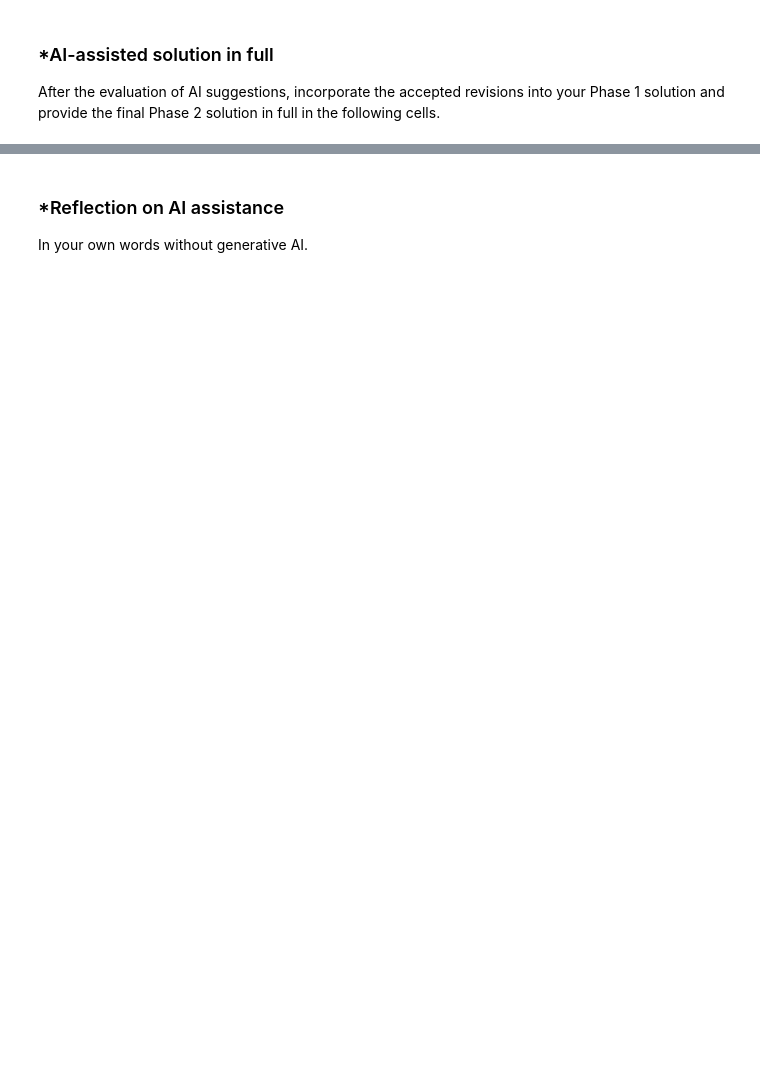
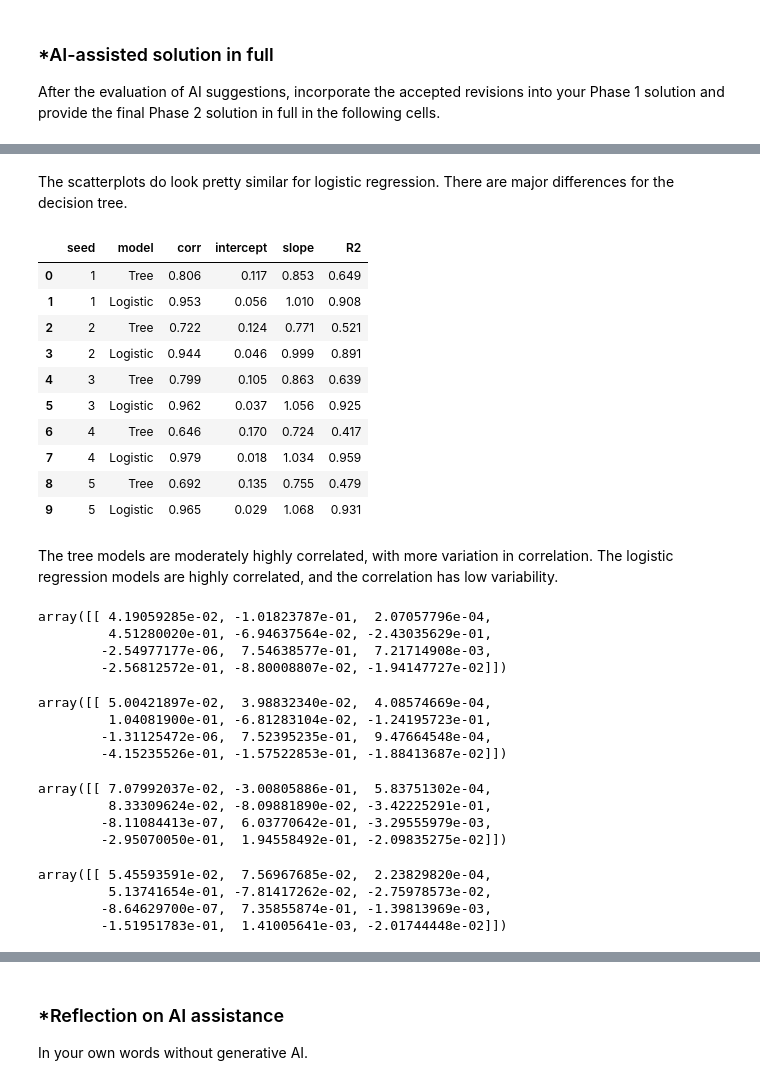
Before and after one commit to micaiahjiarong-beep/L03-tree-stability, a Jupyter notebook: notebook.ipynb, the cells around one changed output, grey strips where cells are left out. Cells and saved outputs as stored; diff of their text form; code cells hidden in the pictures; blank space fills up the shorter version.

```diff
--- a/notebook.ipynb
+++ b/notebook.ipynb
@@ -353,0 +624,60 @@ After the evaluation of AI suggestions, incorporate the accepted revisions into
+# %% [markdown]
+The scatterplots do look pretty similar for logistic regression. There are major differences for the decision tree.
+# %%
+rows = []
+for i in range(5):
+    for name, base, alt in [("Tree", p_tree0, p_tree[i]),
+                            ("Logistic", p_lin0, p_lin[i])]:
+        reg = LinearRegression().fit(base.reshape(-1, 1), alt)
+        rows.append({
+            "seed": i + 1,
+            "model": name,
+            "corr": np.corrcoef(base, alt)[0, 1],
+            "intercept": reg.intercept_,
+            "slope": reg.coef_[0],
+            "R2": reg.score(base.reshape(-1, 1), alt),
+        })
+results = pd.DataFrame(rows).round(3)
+results
+# %% [output]
+|  | seed | model | corr | intercept | slope | R2 |
+| 0 | 1 | Tree | 0.806 | 0.117 | 0.853 | 0.649 |
+| 1 | 1 | Logistic | 0.953 | 0.056 | 1.010 | 0.908 |
+| 2 | 2 | Tree | 0.722 | 0.124 | 0.771 | 0.521 |
+| 3 | 2 | Logistic | 0.944 | 0.046 | 0.999 | 0.891 |
+| 4 | 3 | Tree | 0.799 | 0.105 | 0.863 | 0.639 |
+| 5 | 3 | Logistic | 0.962 | 0.037 | 1.056 | 0.925 |
+| 6 | 4 | Tree | 0.646 | 0.170 | 0.724 | 0.417 |
+| 7 | 4 | Logistic | 0.979 | 0.018 | 1.034 | 0.959 |
+| 8 | 5 | Tree | 0.692 | 0.135 | 0.755 | 0.479 |
+| 9 | 5 | Logistic | 0.965 | 0.029 | 1.068 | 0.931 |
+# %% [markdown]
+The tree models are moderately highly correlated, with more variation in correlation. The logistic regression models are highly correlated, and the correlation has low variability.
+# %%
+linear_list[0].coef_
+# %% [output]
+array([[ 4.19059285e-02, -1.01823787e-01,  2.07057796e-04,
+         4.51280020e-01, -6.94637564e-02, -2.43035629e-01,
+        -2.54977177e-06,  7.54638577e-01,  7.21714908e-03,
+        -2.56812572e-01, -8.80008807e-02, -1.94147727e-02]])
+# %%
+linear_list[1].coef_
+# %% [output]
+array([[ 5.00421897e-02,  3.98832340e-02,  4.08574669e-04,
+         1.04081900e-01, -6.81283104e-02, -1.24195723e-01,
+        -1.31125472e-06,  7.52395235e-01,  9.47664548e-04,
+        -4.15235526e-01, -1.57522853e-01, -1.88413687e-02]])
+# %%
+linear_list[2].coef_
+# %% [output]
+array([[ 7.07992037e-02, -3.00805886e-01,  5.83751302e-04,
+         8.33309624e-02, -8.09881890e-02, -3.42225291e-01,
+        -8.11084413e-07,  6.03770642e-01, -3.29555979e-03,
+        -2.95070050e-01,  1.94558492e-01, -2.09835275e-02]])
+# %%
+linear_list[3].coef_
+# %% [output]
+array([[ 5.45593591e-02,  7.56967685e-02,  2.23829820e-04,
+         5.13741654e-01, -7.81417262e-02, -2.75978573e-02,
+        -8.64629700e-07,  7.35855874e-01, -1.39813969e-03,
+        -1.51951783e-01,  1.41005641e-03, -2.01744448e-02]])
```
Also changed, not shown: parts of 33 cells of this notebook.
